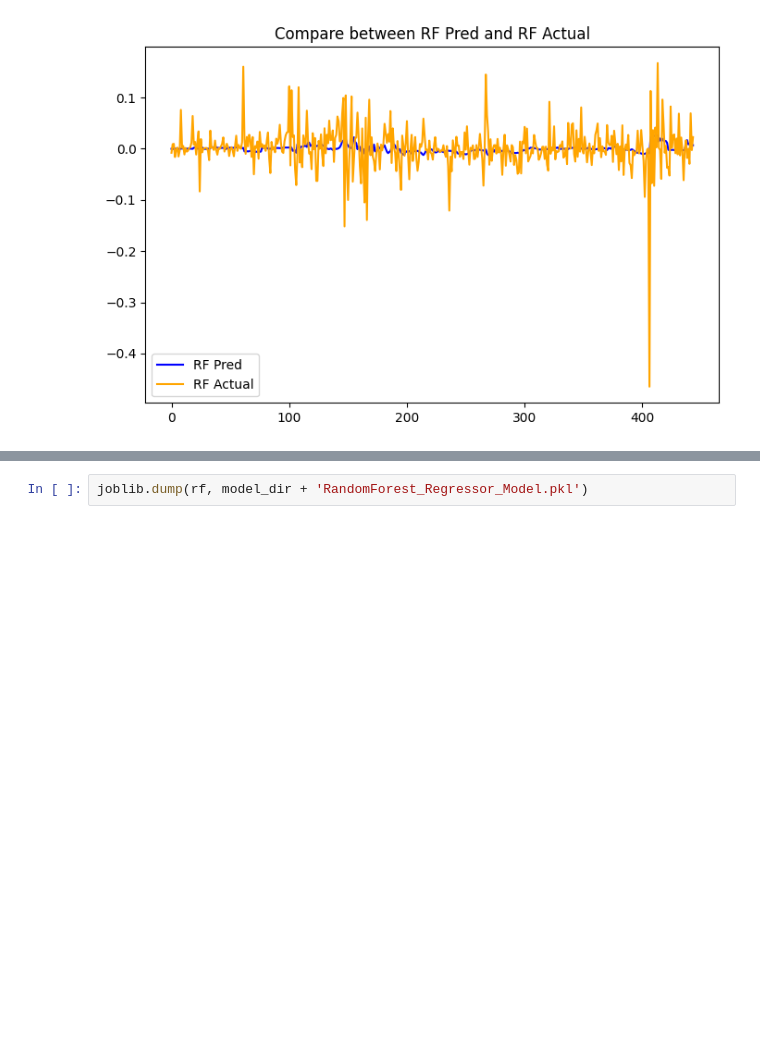
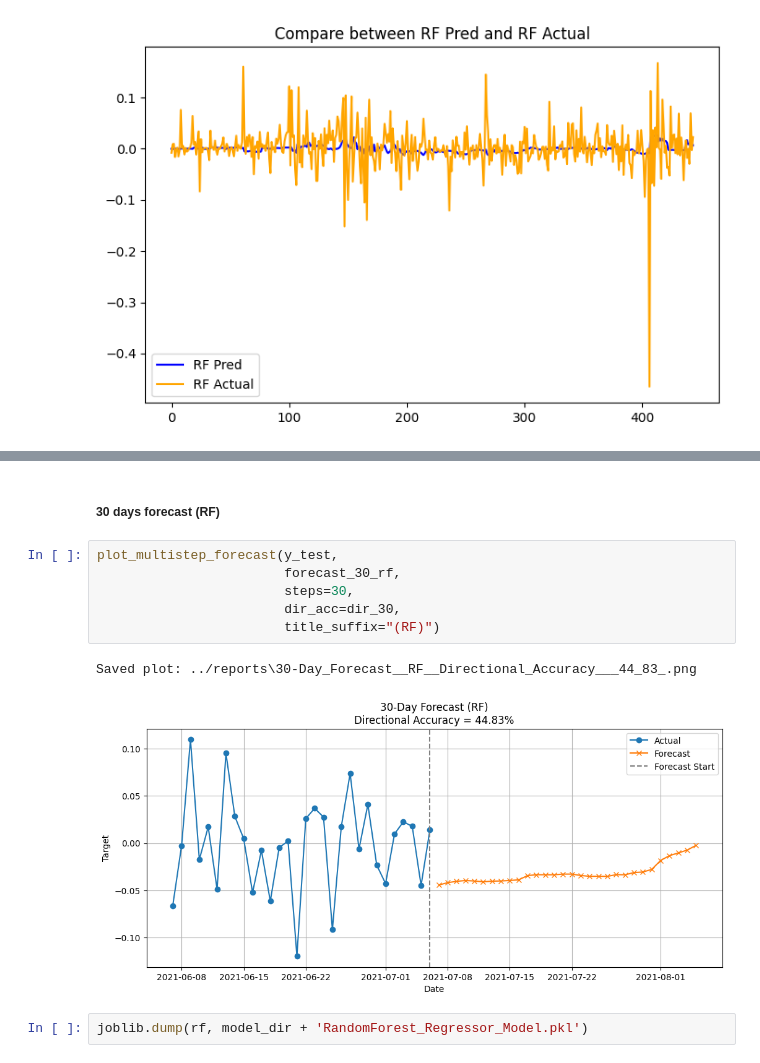
Before and after one commit to naresh5422/crypto-forecasting-project, a Jupyter notebook: notebooks/cryptocurrency_price_forecasting.ipynb, the cells around one changed output, grey strips where cells are left out. Cells and saved outputs as stored; diff of their text form; blank space fills up the shorter version.

```diff
--- a/notebooks/cryptocurrency_price_forecasting.ipynb
+++ b/notebooks/cryptocurrency_price_forecasting.ipynb
@@ -955,3 +1036,14 @@ Saved plot: ../reports\Compare_between_RF_Pred_and_RF_Actual.png
+# %% [markdown]
+##### 30 days forecast (RF)
+# %%
+plot_multistep_forecast(y_test,
+                        forecast_30_rf,
+                        steps=30,
+                        dir_acc=dir_30,
+                        title_suffix="(RF)")
+# %% [output]
+Saved plot: ../reports\30-Day_Forecast__RF__Directional_Accuracy___44_83_.png
+[figure, added]
 # %%
 joblib.dump(rf, model_dir + 'RandomForest_Regressor_Model.pkl')
 # %% [output]
```
Also changed, not shown: parts of 47 cells of this notebook, 25 other files.
